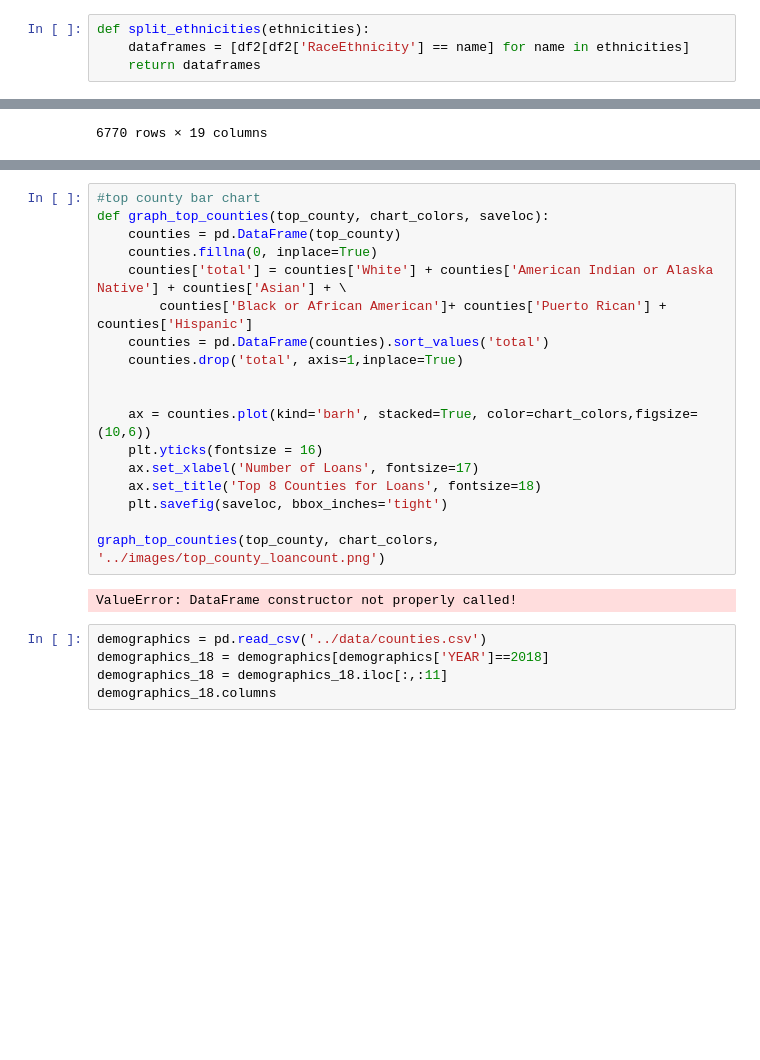
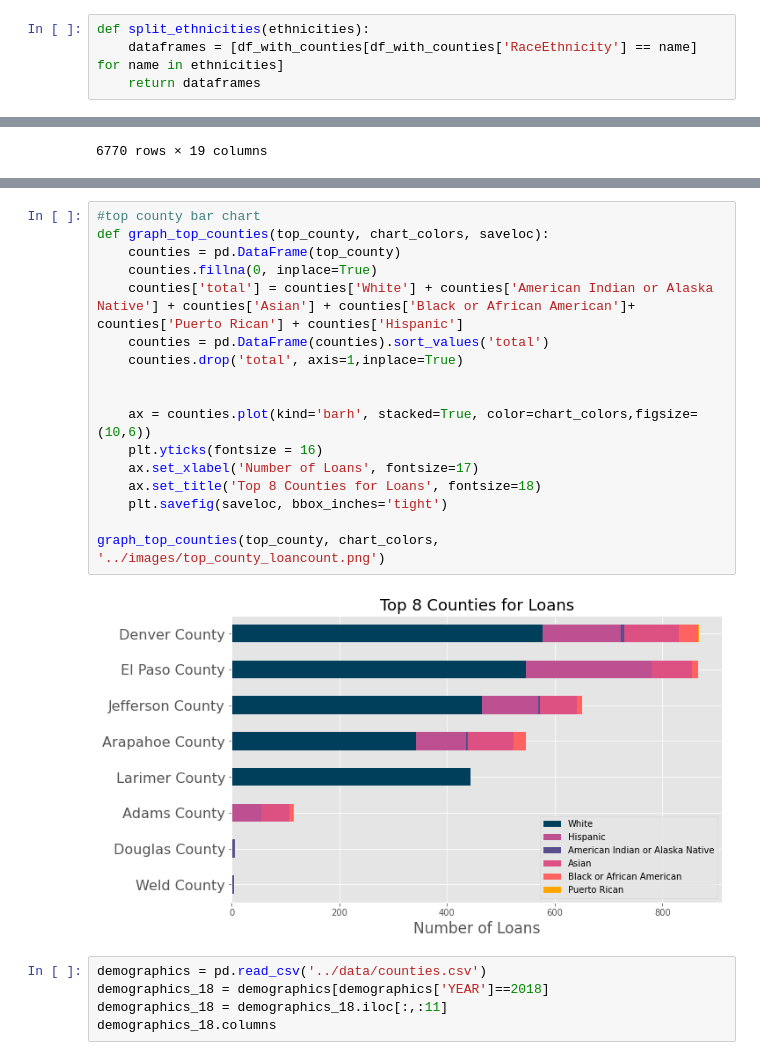
Before and after one commit to joshea628/Allocation-of-Government-Resources-during-COVID-and-its-Effect-in-Colorado, a Jupyter notebook: src/eda.ipynb, the cells around one changed output, grey strips where cells are left out. Saved outputs shown, nothing was run; the diff lists cells and outputs as text; blank space fills up the shorter version.

```diff
--- a/src/eda.ipynb
+++ b/src/eda.ipynb
@@ -46,7 +46,7 @@ array(['White', 'Hispanic', 'American Indian or Alaska Native', 'Asian',
        'Black or African American', 'Puerto Rican'], dtype=object)
 # %%
 def split_ethnicities(ethnicities):
-    dataframes = [df2[df2['RaceEthnicity'] == name] for name in ethnicities]
+    dataframes = [df_with_counties[df_with_counties['RaceEthnicity'] == name] for name in ethnicities]
     return dataframes
 # %%
 white_df, hispanic_df, am_indian_alaska_df, asian_df, black_df, puerto_rican_df = split_ethnicities(ethnicities)
@@ -275,23 +353,22 @@ KeyError: 'county'
 # %%
 #top county bar chart
 def graph_top_counties(top_county, chart_colors, saveloc):
     counties = pd.DataFrame(top_county)
     counties.fillna(0, inplace=True)
-    counties['total'] = counties['White'] + counties['American Indian or Alaska Native'] + counties['Asian'] + \
-        counties['Black or African American']+ counties['Puerto Rican'] + counties['Hispanic']
+    counties['total'] = counties['White'] + counties['American Indian or Alaska Native'] + counties['Asian'] + counties['Black or African American']+ counties['Puerto Rican'] + counties['Hispanic']
     counties = pd.DataFrame(counties).sort_values('total')
     counties.drop('total', axis=1,inplace=True)
 
 
     ax = counties.plot(kind='barh', stacked=True, color=chart_colors,figsize=(10,6))
     plt.yticks(fontsize = 16)
     ax.set_xlabel('Number of Loans', fontsize=17)
     ax.set_title('Top 8 Counties for Loans', fontsize=18)
     plt.savefig(saveloc, bbox_inches='tight')
 
 graph_top_counties(top_county, chart_colors, '../images/top_county_loancount.png')
 # %% [output]
-ValueError: DataFrame constructor not properly called!
+[figure, added]
 # %%
 demographics = pd.read_csv('../data/counties.csv')
 demographics_18 = demographics[demographics['YEAR']==2018]
```
Also changed, not shown: parts of 23 cells of this notebook, 7 other files.
